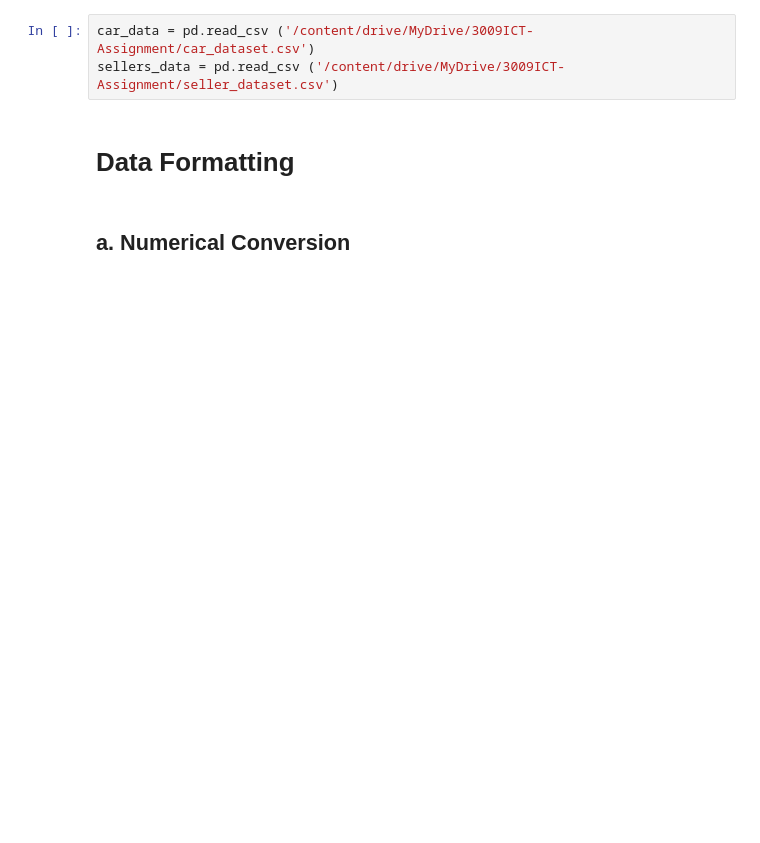
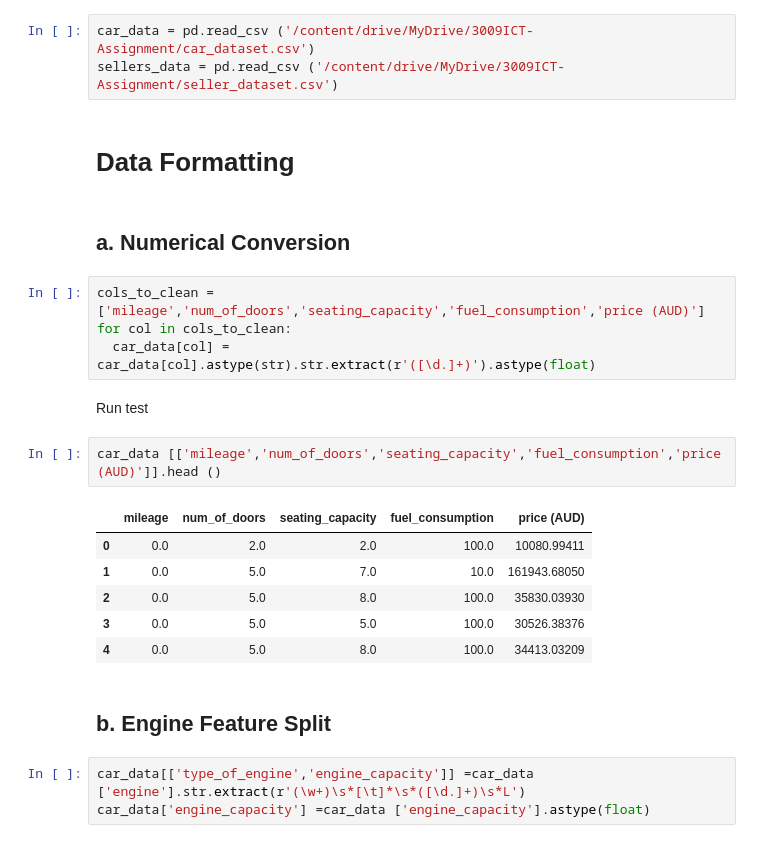
Before and after one commit to gvosper25/GeorgiaVosper_3009ICT, a Jupyter notebook: GeorgiaVosper_3009ICT.ipynb, the cells around one changed output. Saved outputs shown, nothing was run; the diff lists cells and outputs as text; blank space fills up the shorter version.

```diff
--- a/GeorgiaVosper_3009ICT.ipynb
+++ b/GeorgiaVosper_3009ICT.ipynb
@@ -27,3 +27,23 @@ sellers_data = pd.read_csv ('/content/drive/MyDrive/3009ICT-Assignment/seller_da
 # Data Formatting
 # %% [markdown]
 ## a. Numerical Conversion
+# %%
+cols_to_clean = ['mileage','num_of_doors','seating_capacity','fuel_consumption','price (AUD)']
+for col in cols_to_clean:
+  car_data[col] = car_data[col].astype(str).str.extract(r'([\d.]+)').astype(float)
+# %% [markdown]
+Run test
+# %%
+car_data [['mileage','num_of_doors','seating_capacity','fuel_consumption','price (AUD)']].head ()
+# %% [output]
+|  | mileage | num_of_doors | seating_capacity | fuel_consumption | price (AUD) |
+| 0 | 0.0 | 2.0 | 2.0 | 100.0 | 10080.99411 |
+| 1 | 0.0 | 5.0 | 7.0 | 10.0 | 161943.68050 |
+| 2 | 0.0 | 5.0 | 8.0 | 100.0 | 35830.03930 |
+| 3 | 0.0 | 5.0 | 5.0 | 100.0 | 30526.38376 |
+| 4 | 0.0 | 5.0 | 8.0 | 100.0 | 34413.03209 |
+# %% [markdown]
+## b. Engine Feature Split
+# %%
+car_data[['type_of_engine','engine_capacity']] =car_data ['engine'].str.extract(r'(\w+)\s*[\t]*\s*([\d.]+)\s*L')
+car_data['engine_capacity'] =car_data ['engine_capacity'].astype(float)
```
Also changed, not shown: parts of 14 cells of this notebook.
